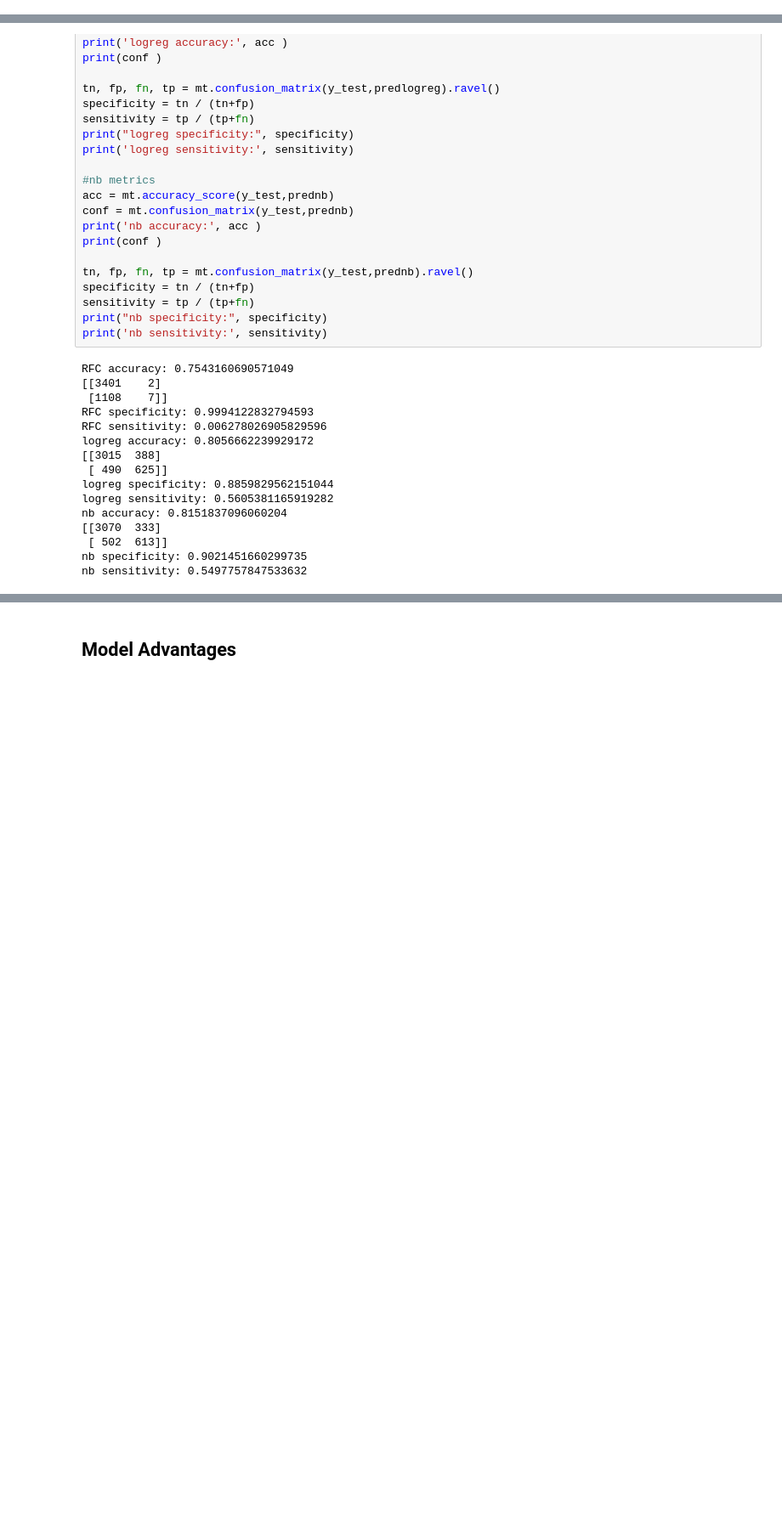
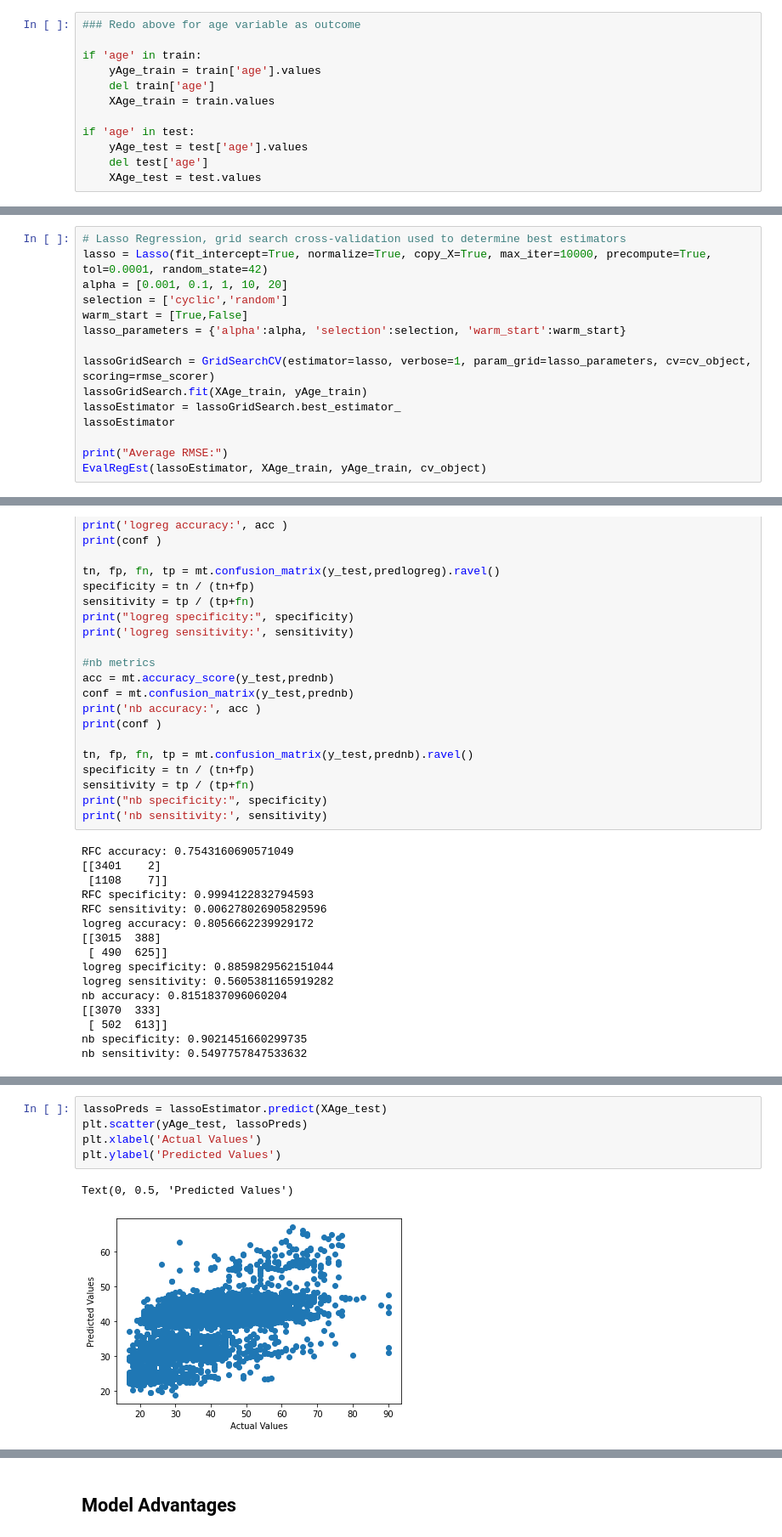
Before and after one commit to j-dominguez9/ML1_Proj1, a Jupyter notebook: Lab2/lab2 - Final.ipynb, the cells around one changed output, grey strips where cells are left out. Shown at 85% size. Cells and saved outputs as stored; diff of their text form; blank space fills up the shorter version.

```diff
--- a/Lab2/lab2 - Final.ipynb
+++ b/Lab2/lab2 - Final.ipynb
@@ -301,6 +301,18 @@ if 'income' in test:
     y_test = test['income'].values
     del test['income']
     X_test = test.values
+# %%
+### Redo above for age variable as outcome
+
+if 'age' in train:
+    yAge_train = train['age'].values
+    del train['age']
+    XAge_train = train.values
+
+if 'age' in test:
+    yAge_test = test['age'].values
+    del test['age']
+    XAge_test = test.values
 # %% [markdown]
 ### Sampling
 # %% [markdown]
@@ -514,0 +582,15 @@ Wall time: 25min 15s
+# %%
+# Lasso Regression, grid search cross-validation used to determine best estimators
+lasso = Lasso(fit_intercept=True, normalize=True, copy_X=True, max_iter=10000, precompute=True, tol=0.0001, random_state=42)
+alpha = [0.001, 0.1, 1, 10, 20]
+selection = ['cyclic','random']
+warm_start = [True,False]
+lasso_parameters = {'alpha':alpha, 'selection':selection, 'warm_start':warm_start}
+
+lassoGridSearch = GridSearchCV(estimator=lasso, verbose=1, param_grid=lasso_parameters, cv=cv_object, scoring=rmse_scorer)
+lassoGridSearch.fit(XAge_train, yAge_train)
+lassoEstimator = lassoGridSearch.best_estimator_
+lassoEstimator
+
+print("Average RMSE:")
+EvalRegEst(lassoEstimator, XAge_train, yAge_train, cv_object)
@@ -638,0 +745,8 @@ nb sensitivity: 0.5497757847533632
+# %%
+lassoPreds = lassoEstimator.predict(XAge_test)
+plt.scatter(yAge_test, lassoPreds)
+plt.xlabel('Actual Values')
+plt.ylabel('Predicted Values')
+# %% [output]
+Text(0, 0.5, 'Predicted Values')
+[figure, added]
```
Also changed, not shown: parts of 18 cells of this notebook.
